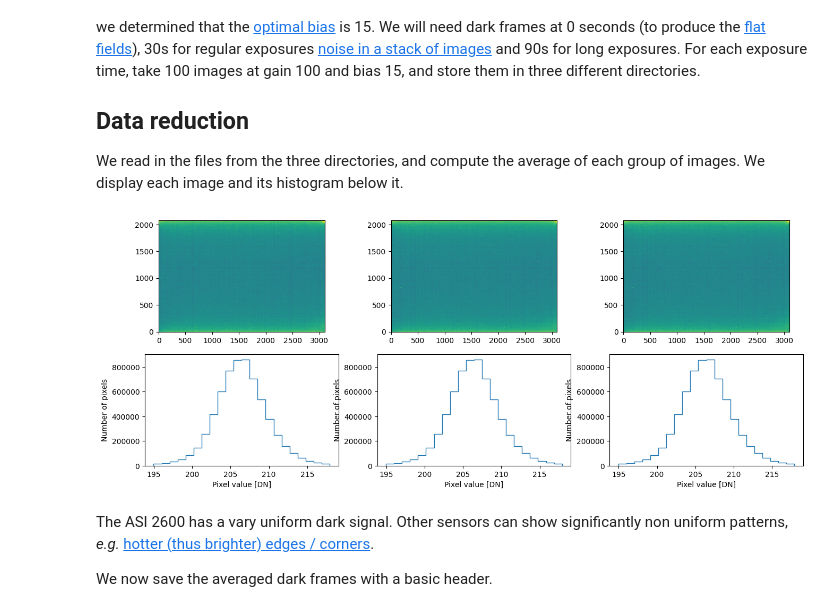
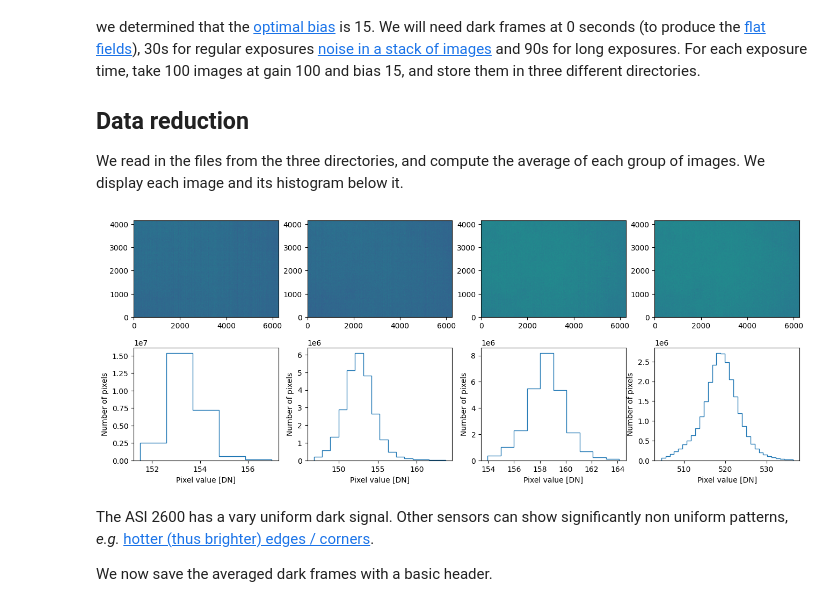
Before and after one commit to frederic-auchere/OHP, a Jupyter notebook: darks.ipynb, the cells around one changed output. Cells and saved outputs as stored; diff of their text form; code cells hidden in the pictures.

```diff
--- a/darks.ipynb
+++ b/darks.ipynb
@@ -22,39 +22,41 @@ from tqdm import tqdm
 import glob
 from astropy.io import fits
 from astropy.visualization import ImageNormalize, LinearStretch, PercentileInterval
 import matplotlib.pyplot as plt
 
 import inout
 
 # Replace by your directories
-paths = [r'C:\Users\fauchere\Pictures\ZWO ASI178MM-Cool\2023-07-12\DARK_2.00',
-         r'C:\Users\fauchere\Pictures\ZWO ASI178MM-Cool\2023-07-12\DARK_2.00',
-         r'C:\Users\fauchere\Pictures\ZWO ASI178MM-Cool\2023-07-12\DARK_2.00']
+paths = [r'C:\Users\fauchere\Pictures\ZWO ASI2600MM Pro\2023-07-22\Bias\0',
+         r'C:\Users\fauchere\Pictures\ZWO ASI2600MM Pro\2023-07-22\Bias\99',
+         r'C:\Users\fauchere\Pictures\ZWO ASI2600MM Pro\2023-07-22\Bias\100',
+         r'C:\Users\fauchere\Pictures\ZWO ASI2600MM Pro\2023-07-22\Bias\200',
+         ]
 
-fix, axes = plt.subplots(2, 3, figsize=(16, 6))
+fix, axes = plt.subplots(2, len(paths), figsize=(16, 6))
 
 dark_frames = []  # used to save the stacked dark frames
 base_headers = []  # used to save one header for later
 for i, path in enumerate(paths):
         files = glob.glob(os.path.join(path, '*.fits'))
 
         # Averages the dark frames
         dark_frame = 0
         for f in tqdm(files):
             dark_frame = dark_frame + fits.getdata(f)
         dark_frame = dark_frame / len(files)
 
         dark_frames.append(dark_frame)
-        base_headers.append(fits.get_header(files[0]))
+        base_headers.append(fits.getheader(files[0]))
 
         norm = ImageNormalize(dark_frame, stretch=LinearStretch(), interval=PercentileInterval(99))
 
         axes[0, i].imshow(dark_frame, norm=norm, origin='lower')
         axes[1, i].hist(dark_frame.flatten(), histtype='step', bins=int(norm.vmax - norm.vmin), range=[norm.vmin, norm.vmax])
         axes[1, i].set_xlabel('Pixel value [DN]')
         axes[1, i].set_ylabel('Number of pixels')
 # %% [output]
-[figure, old version]
+[figure, new version]
 # %% [markdown]
 The ASI 2600 has a vary uniform dark signal. Other sensors can show significantly non uniform patterns, *e.g.* [hotter (thus brighter) edges / corners](https://www.cloudynights.com/uploads/monthly_01_2016/post-199816-0-67542700-1452139850.jpg).
 
```
Also changed, not shown: parts of 1 cell of this notebook, 4 other files.
